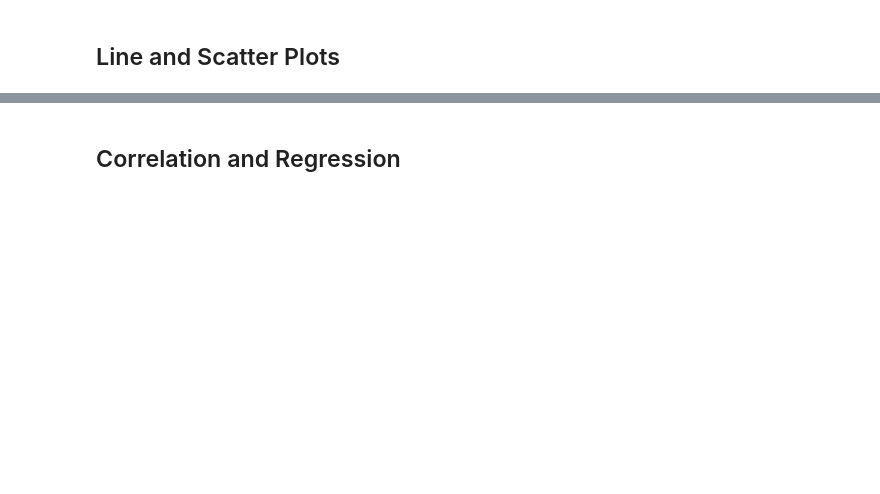
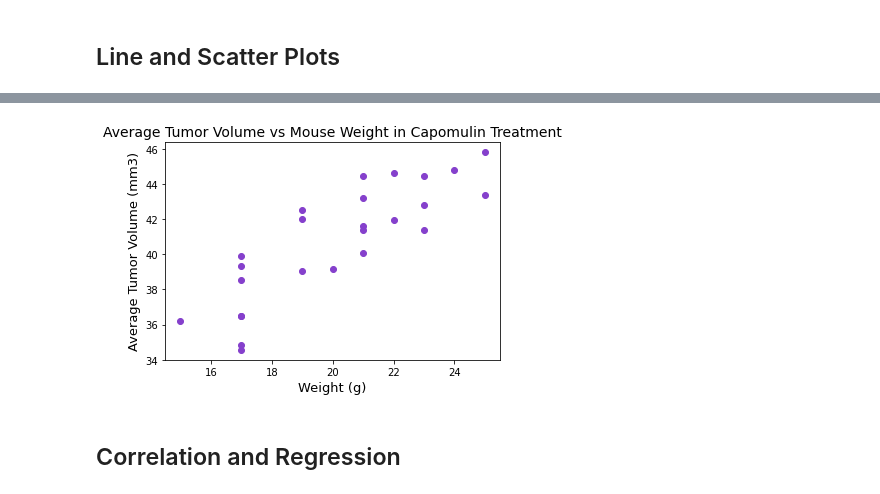
Before and after one commit to rita-s/the-power-of-plots, a Jupyter notebook: pymaceuticals_starter.ipynb, the cells around one changed output, grey strips where cells are left out. Saved outputs shown, nothing was run; the diff lists cells and outputs as text; code cells hidden in the pictures; blank space fills up the shorter version.

```diff
--- a/pymaceuticals_starter.ipynb
+++ b/pymaceuticals_starter.ipynb
@@ -227,2 +312,14 @@ plt.show()
+# %%
+# Generate a scatter plot of average tumor volume vs mouse weight for the Capomulin regimen
+capomulin = mouse_data_complete_clean_df.loc[mouse_data_complete_clean_df['Drug Regimen'] == 'Capomulin', ['Mouse ID', 'Tumor Volume (mm3)', 'Weight (g)']]
+average_tumor_volume = capomulin.groupby('Mouse ID')['Tumor Volume (mm3)'].mean()
+weight = capomulin.groupby('Mouse ID')['Weight (g)'].mean()
+plt.scatter(weight, average_tumor_volume, color = '#8540CC')
+plt.title('Average Tumor Volume vs Mouse Weight in Capomulin Treatment', fontsize =14)
+plt.xlabel('Weight (g)', fontsize = 13)
+plt.ylabel('Average Tumor Volume (mm3)', fontsize = 13)
+plt.show()
+# %% [output]
+[figure, added]
 # %% [markdown]
 ## Correlation and Regression
```
Also changed, not shown: parts of 15 cells of this notebook.
